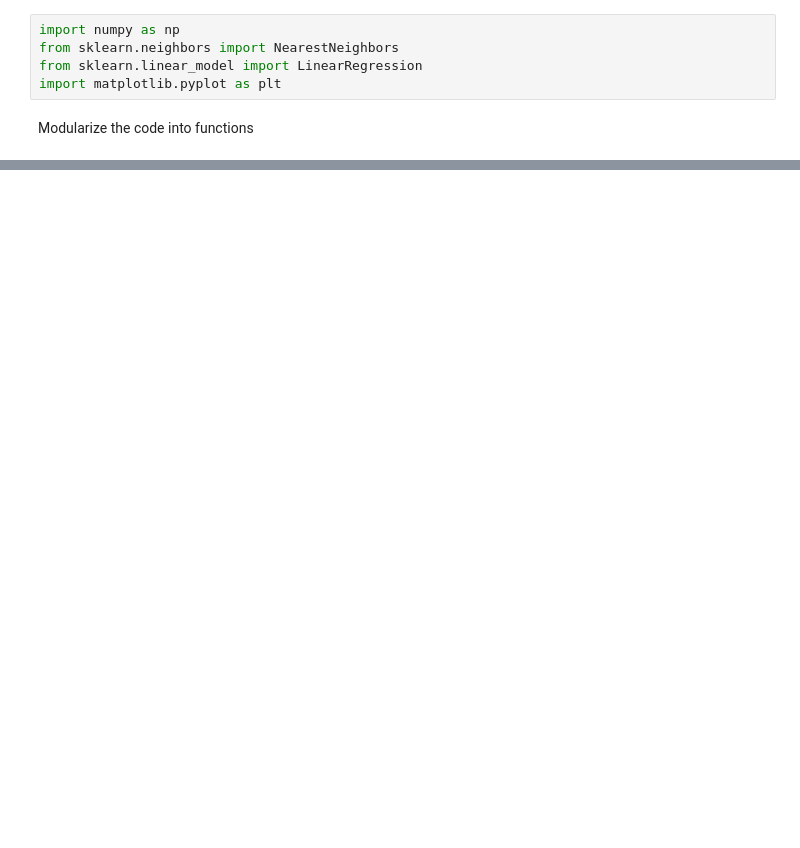
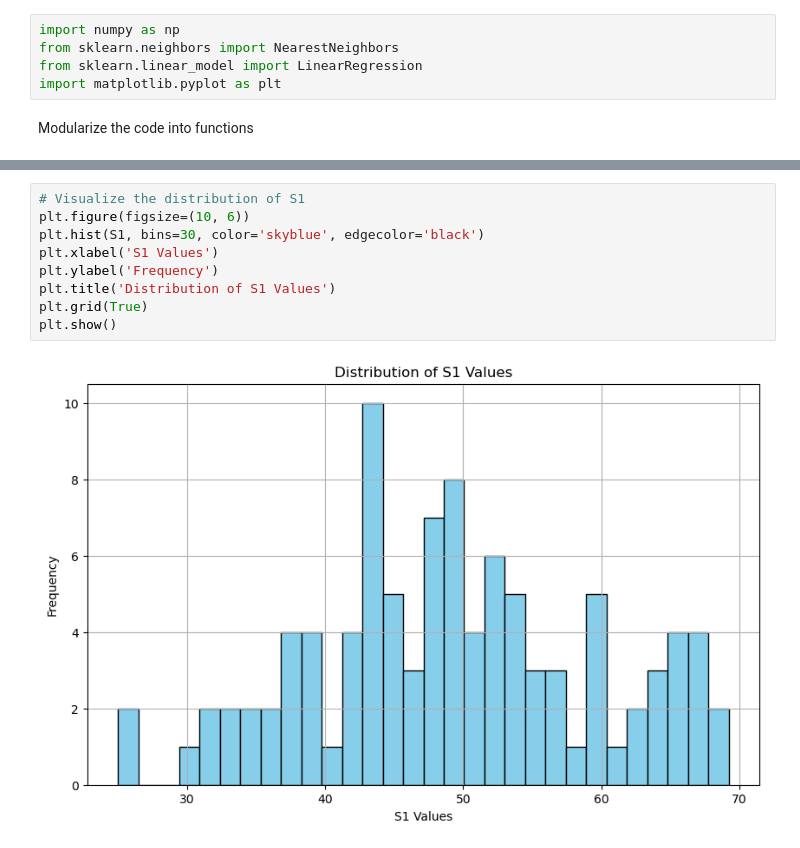
Before and after one commit to marquisvictor/change-of-support-gwr-mgwr, a Jupyter notebook: AICvsK.ipynb, the cells around one changed output, grey strips where cells are left out. Cells and saved outputs as stored; diff of their text form; blank space fills up the shorter version.

```diff
--- a/AICvsK.ipynb
+++ b/AICvsK.ipynb
@@ -207,0 +211,11 @@ plt.show()
+# %%
+# Visualize the distribution of S1
+plt.figure(figsize=(10, 6))
+plt.hist(S1, bins=30, color='skyblue', edgecolor='black')
+plt.xlabel('S1 Values')
+plt.ylabel('Frequency')
+plt.title('Distribution of S1 Values')
+plt.grid(True)
+plt.show()
+# %% [output]
+[figure, added]
```
Also changed, not shown: parts of 11 cells of this notebook.
